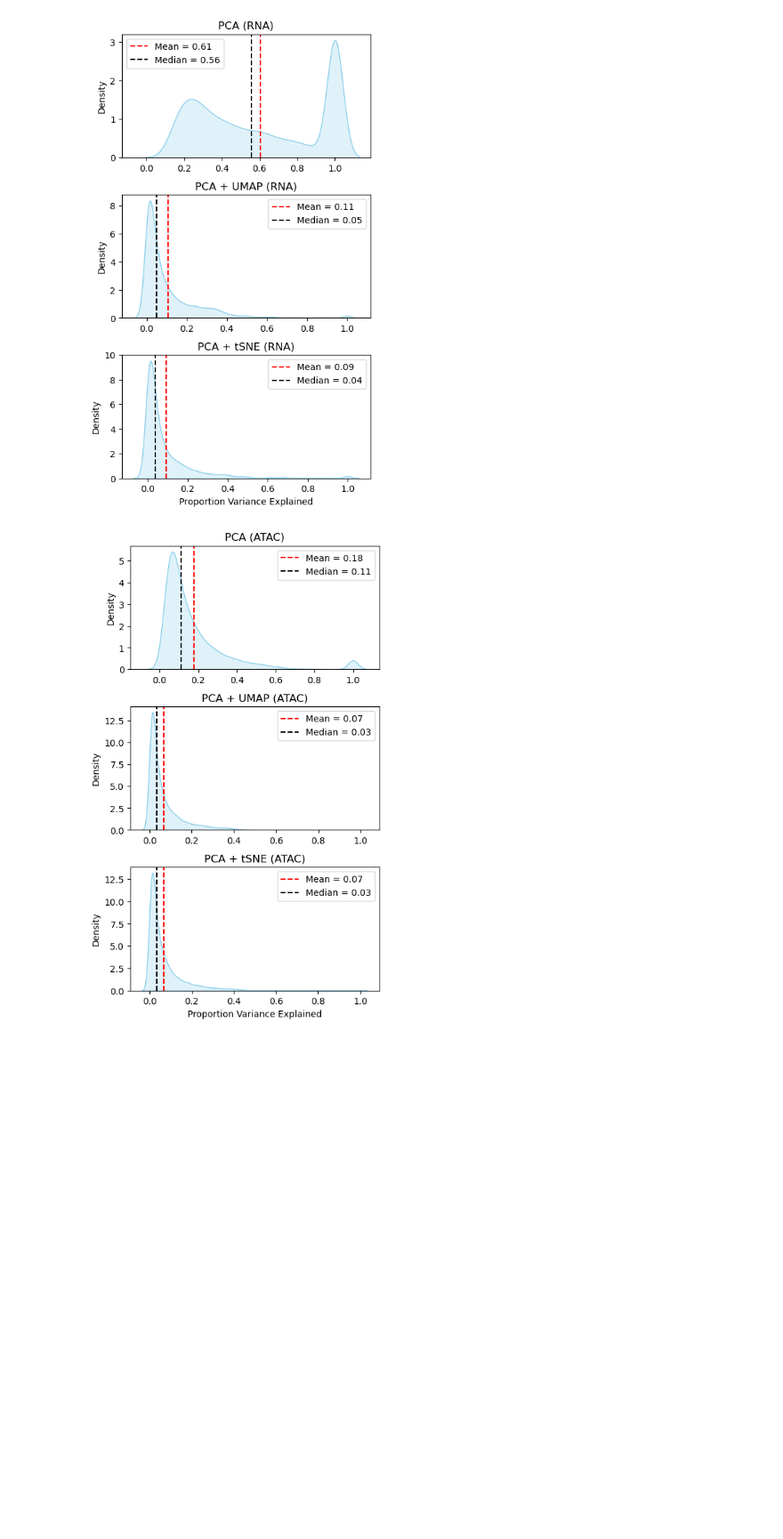
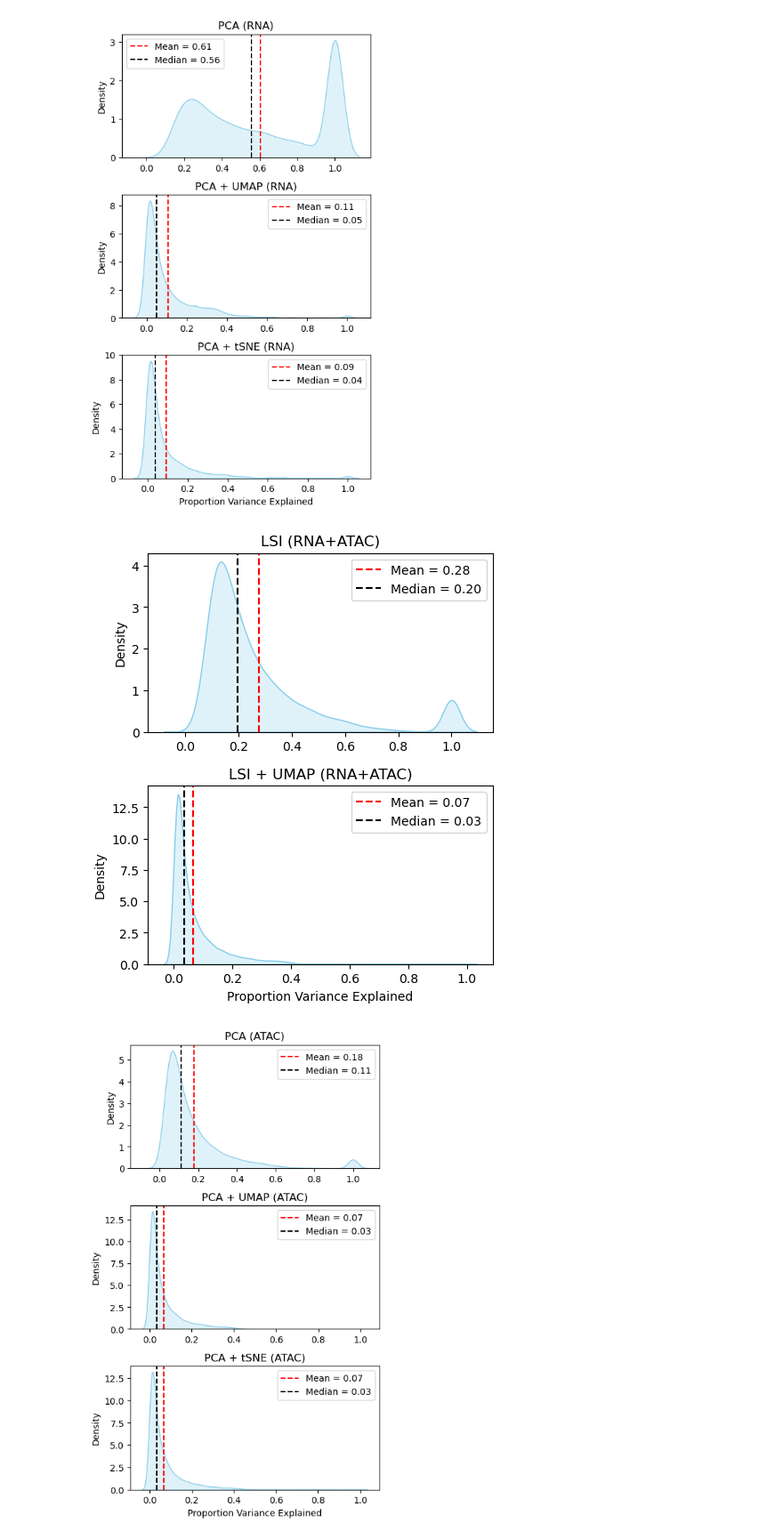
Before and after one commit to harrymueller/hackathon_multiomic_embeddings, a Jupyter notebook: edgeR results.ipynb, the cells around one changed output. Shown: that part at 89% size. Saved outputs shown, nothing was run; the diff lists cells and outputs as text; code cells hidden in the pictures; blank space fills up the shorter version.

```diff
--- a/edgeR results.ipynb
+++ b/edgeR results.ipynb
@@ -71,3 +74,34 @@ fig.savefig(os.path.join(OUTDIR, "rna", "edger_plot_rna.png"), dpi=300, bbox_inc
+# %%
+dat = pd.read_csv(os.path.join(OUTDIR, "atac", "edger_frag.csv"))
+dat = dat[~dat["lsi"].isna()] # remove na
+
+n = dat.shape[1]
+titles = {
+    "lsi": "LSI",
+    "lsi_umap": "LSI + UMAP"
+}
+fig,ax = plt.subplots(n,1,figsize=(5,3*n))
+plt.subplots_adjust(hspace = 0.3)
+for i,col in enumerate(dat.columns):
+    # Compute mean
+    mean_val = np.mean(dat[col])
+    med_val = np.median(dat[col])
+
+    # Plot density
+    sns.kdeplot(dat[col], fill=True, color="skyblue", ax=ax[i])
+    ax[i].axvline(mean_val, color='red', linestyle='--', label=f'Mean = {mean_val:.2f}')
+    ax[i].axvline(med_val, color='black', linestyle='--', label=f'Median = {med_val:.2f}')
+
+    # Add legend and labels
+    ax[i].set_title(f'{titles[col]} (RNA+ATAC)')
+    ax[i].set_xlabel("Proportion Variance Explained" if i == (n-1) else None)
+    ax[i].set_ylabel("Density")
+    ax[i].legend()
+
+plt.show()
+fig.savefig(os.path.join(OUTDIR, "rna", "edger_plot_rna.png"), dpi=300, bbox_inches='tight')
+# %% [output]
+[figure, added]
 # %%
 dat = pd.read_csv(os.path.join(OUTDIR, "atac", "edger.csv"))
 dat = dat[~dat["pca"].isna()] # remove na
```
Also changed, not shown: parts of 1 cell of this notebook, 8 other files.
